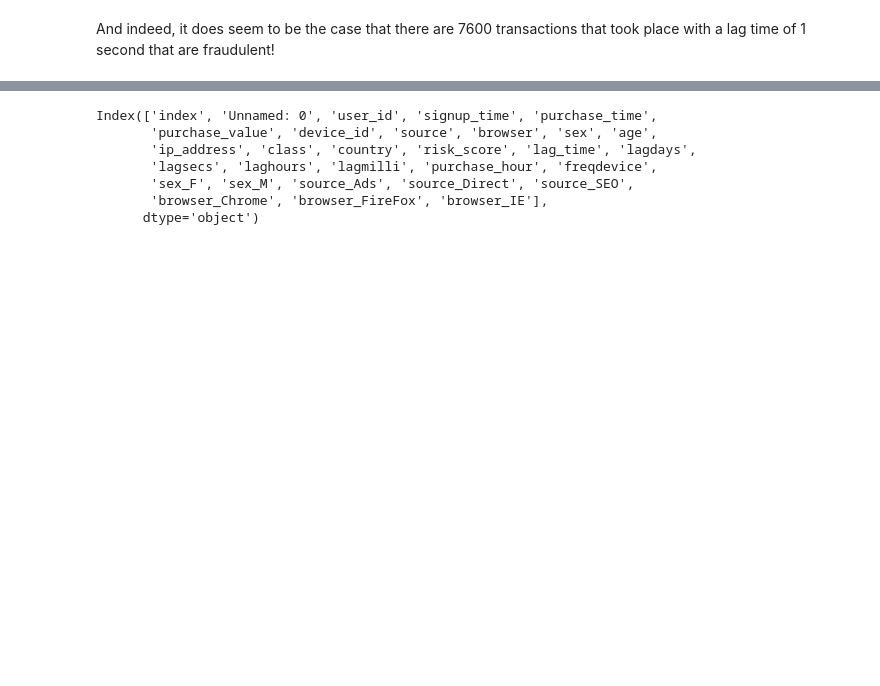
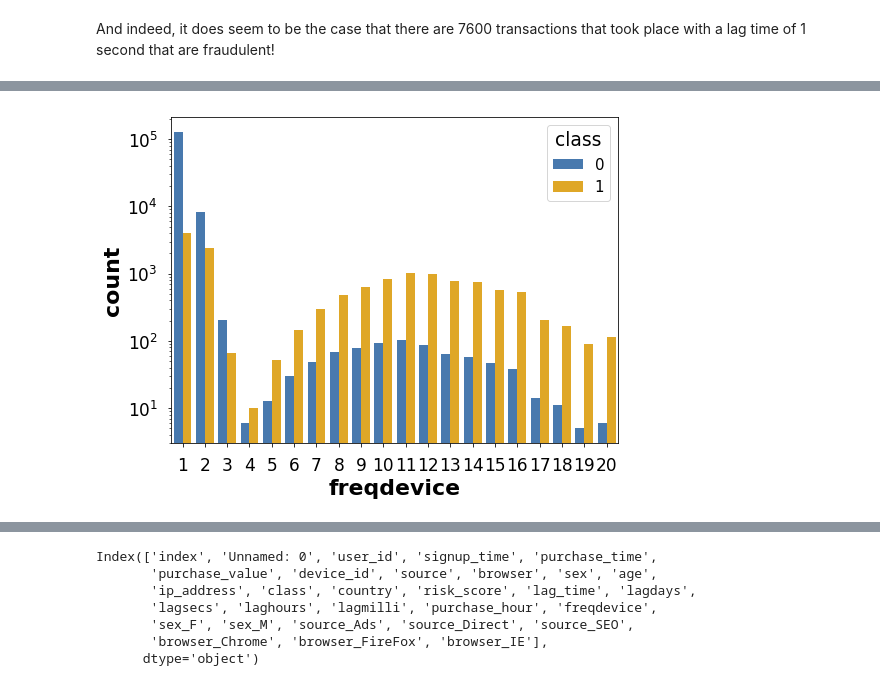
Before and after one commit to nityamd/E-Commerce-Fraud-Detection-Data-Challenge, a Jupyter notebook: notebooks/Data Preprocessing and Feature Engineering.ipynb, the cells around one changed output, grey strips where cells are left out. Drawn from its saved outputs; the diff is of its cells as text; code cells hidden in the pictures; blank space fills up the shorter version.

```diff
--- a/notebooks/Data Preprocessing and Feature Engineering.ipynb
+++ b/notebooks/Data Preprocessing and Feature Engineering.ipynb
@@ -300,0 +342,7 @@ And indeed, it does seem to be the case that there are 7600 transactions that to
+# %%
+fig,ax = plt.subplots( figsize = (8,6))
+sns.countplot(x = 'freqdevice',hue = 'class', data = df, ax = ax);
+plt.yscale('log')
+plt.show()
+# %% [output]
+[figure, added]
```
Also changed, not shown: parts of 63 cells of this notebook.
